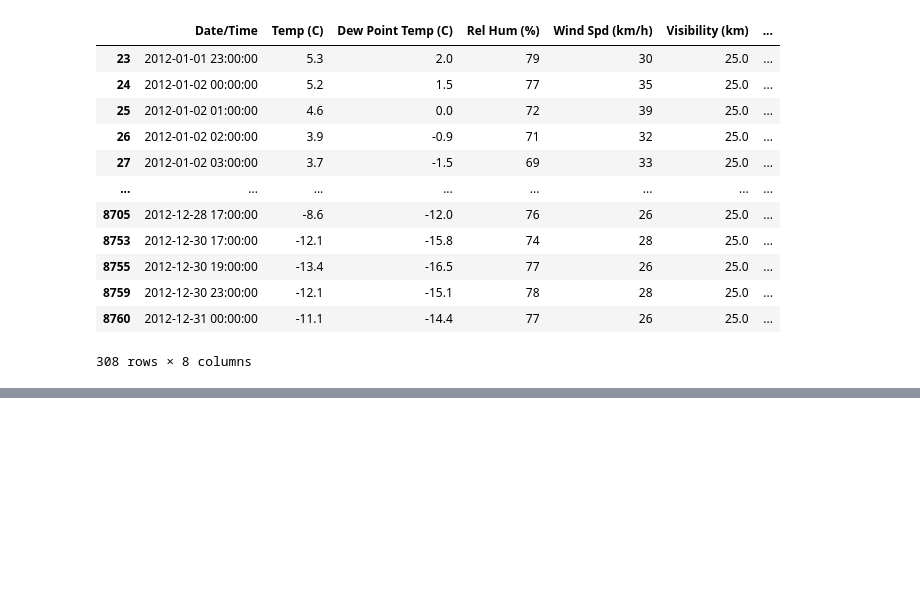
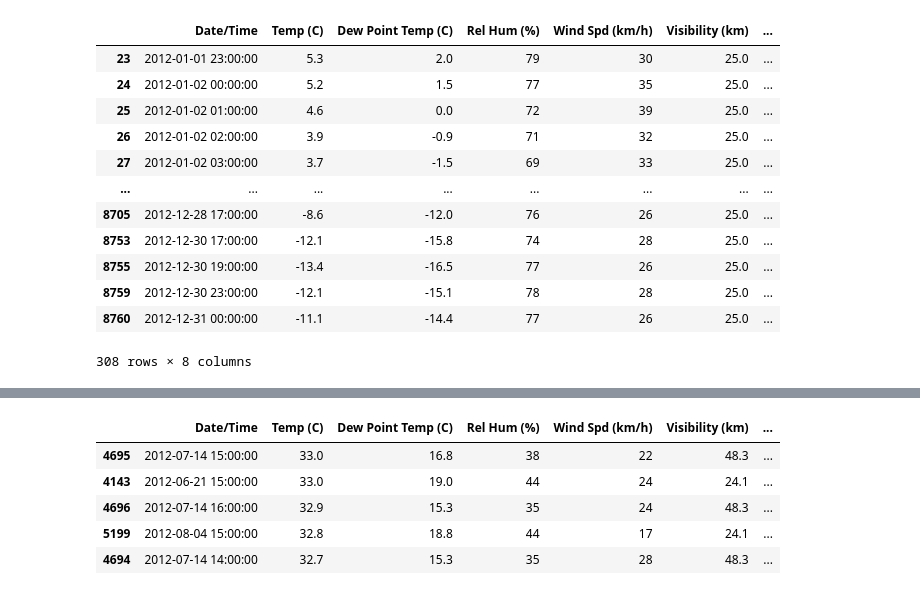
Before and after one commit to noturshek/de-course, a Jupyter notebook: deCoursePython/Python Advanced.ipynb, the cells around one changed output, grey strips where cells are left out. Saved outputs shown, nothing was run; the diff lists cells and outputs as text; code cells hidden in the pictures; blank space fills up the shorter version.

```diff
--- a/deCoursePython/Python Advanced.ipynb
+++ b/deCoursePython/Python Advanced.ipynb
@@ -481,0 +572,3 @@ weather_df[speed_filter]
+# %%
+weather_df.rename(columns={'Visibility (kilometers)':'Visibility (km)'}, inplace=True)
+weather_df.head()
@@ -481,0 +592,11 @@ weather_df[speed_filter]
+# %%
+# Sorting
+sorted_by_temp = weather_df.sort_values('Temp (C)', ascending=False)
+sorted_by_temp.head()
+# %% [output]
+|  | Date/Time | Temp (C) | Dew Point Temp (C) | Rel Hum (%) | Wind Spd (km/h) | Visibility (km) | ... |
+| 4695 | 2012-07-14 15:00:00 | 33.0 | 16.8 | 38 | 22 | 48.3 | ... |
+| 4143 | 2012-06-21 15:00:00 | 33.0 | 19.0 | 44 | 24 | 24.1 | ... |
+| 4696 | 2012-07-14 16:00:00 | 32.9 | 15.3 | 35 | 24 | 48.3 | ... |
+| 5199 | 2012-08-04 15:00:00 | 32.8 | 18.8 | 44 | 17 | 24.1 | ... |
+| 4694 | 2012-07-14 14:00:00 | 32.7 | 15.3 | 35 | 28 | 48.3 | ... |
```
Also changed, not shown: parts of 13 cells of this notebook.
